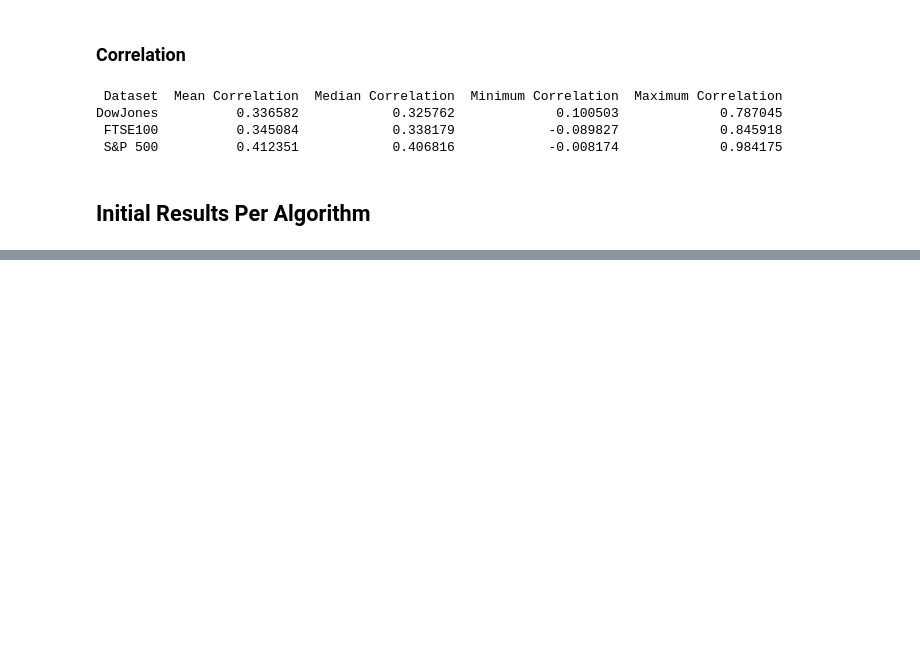
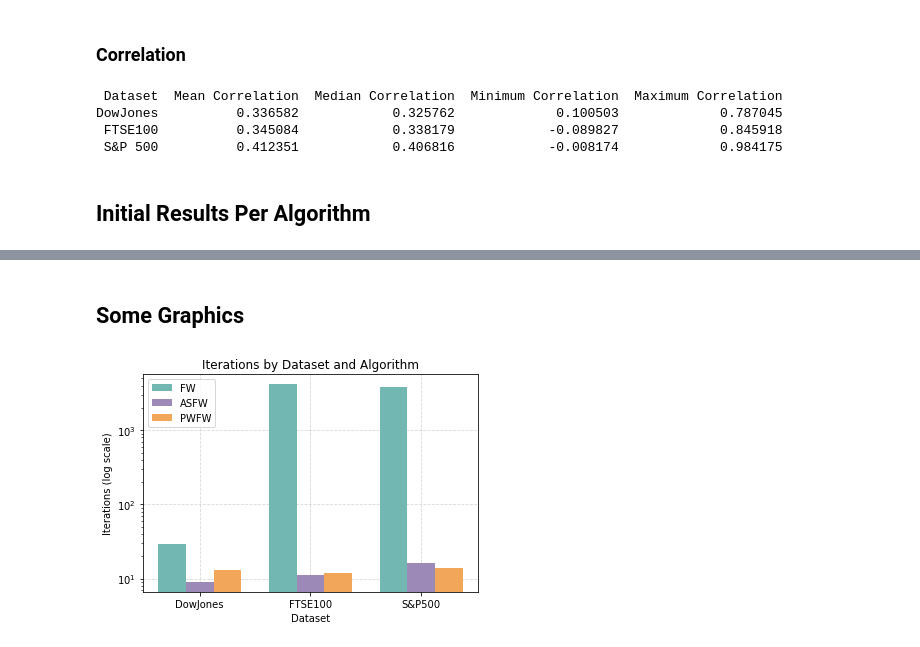
Before and after one commit to therealgardens/Optimization_for_Data_Science-Portfolio_optimization_using_FW_method, a Jupyter notebook: Main_file.ipynb, the cells around one changed output, grey strips where cells are left out. Saved outputs shown, nothing was run; the diff lists cells and outputs as text; code cells hidden in the pictures; blank space fills up the shorter version.

```diff
--- a/Main_file.ipynb
+++ b/Main_file.ipynb
@@ -234,0 +235,31 @@ DowJones      PWFW              28              1363          13        -0.00418
+# %% [markdown]
+## Some Graphics
+# %%
+import numpy as np
+import matplotlib.pyplot as plt
+
+methods = ["FW", "ASFW", "PWFW"]
+datasets = summary_df["Dataset"].unique()
+
+x = np.arange(len(datasets))
+width = 0.25
+
+colours = ["#72B7B2", "#9C89B8", "#F2A65A"]
+
+for i, m in enumerate(methods):
+    subset = summary_df[summary_df["Algorithm"] == m].set_index("Dataset")
+    values = subset.reindex(datasets)["Iterations"]
+
+    plt.bar(x + (i - 1) * width, values, width, label=m, color=colours[i], zorder=2)
+
+plt.yscale("log")
+
+plt.xlabel("Dataset")
+plt.ylabel("Iterations (log scale)")
+plt.title("Iterations by Dataset and Algorithm")
+plt.xticks(x, datasets)
+
+plt.legend()
+plt.grid(axis="both", linestyle="--", alpha=0.5, zorder=1)
+# %% [output]
+[figure, added]
```
Also changed, not shown: parts of 3 cells of this notebook.
